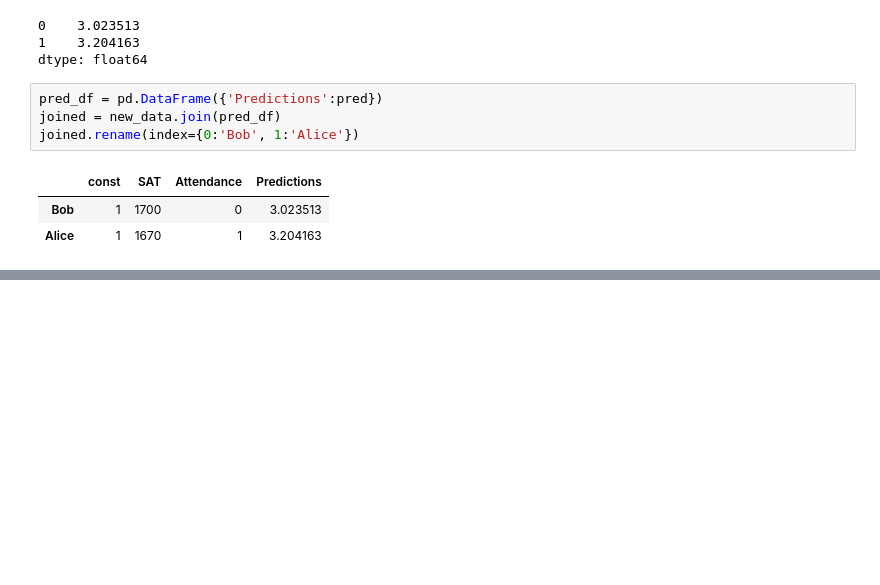
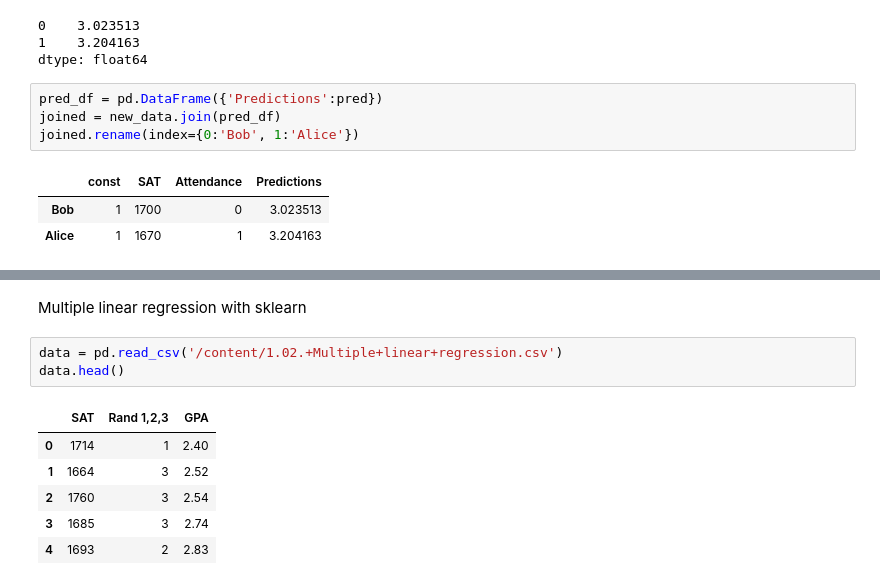
Before and after one commit to Szczureczek1983/Repozytorium2, a Jupyter notebook: Linear_reg_356.ipynb, the cells around one changed output, grey strips where cells are left out. Drawn from its saved outputs; the diff is of its cells as text; blank space fills up the shorter version.

```diff
--- a/Linear_reg_356.ipynb
+++ b/Linear_reg_356.ipynb
@@ -188,0 +253,12 @@ joined.rename(index={0:'Bob', 1:'Alice'})
+# %% [markdown]
+Multiple linear regression with sklearn
+# %%
+data = pd.read_csv('/content/1.02.+Multiple+linear+regression.csv')
+data.head()
+# %% [output]
+|  | SAT | Rand 1,2,3 | GPA |
+| 0 | 1714 | 1 | 2.40 |
+| 1 | 1664 | 3 | 2.52 |
+| 2 | 1760 | 3 | 2.54 |
+| 3 | 1685 | 3 | 2.74 |
+| 4 | 1693 | 2 | 2.83 |
```
Also changed, not shown: parts of 32 cells of this notebook.
